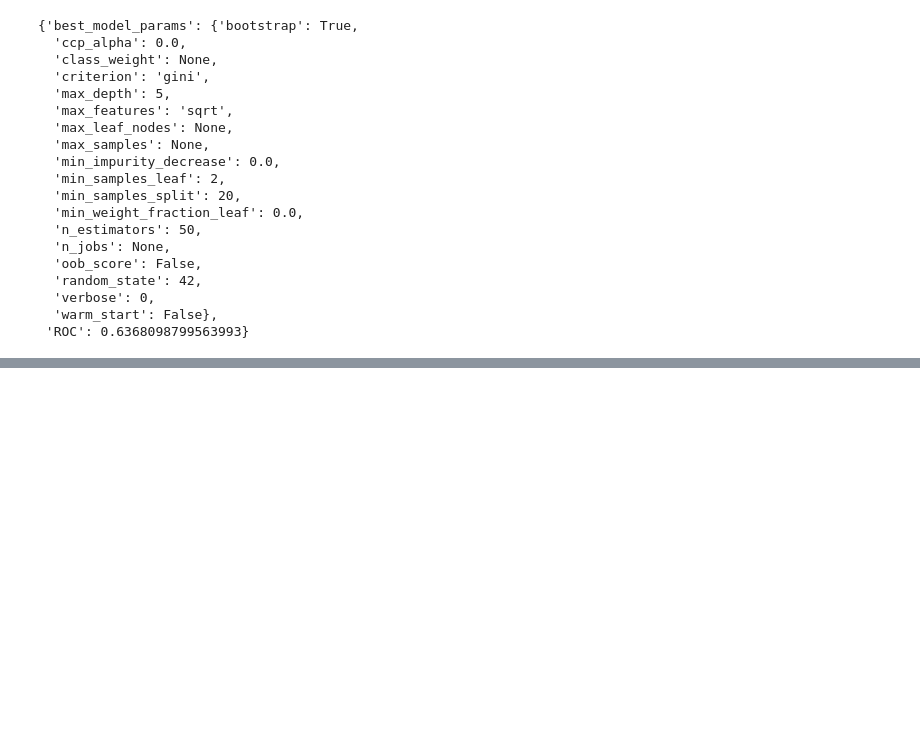
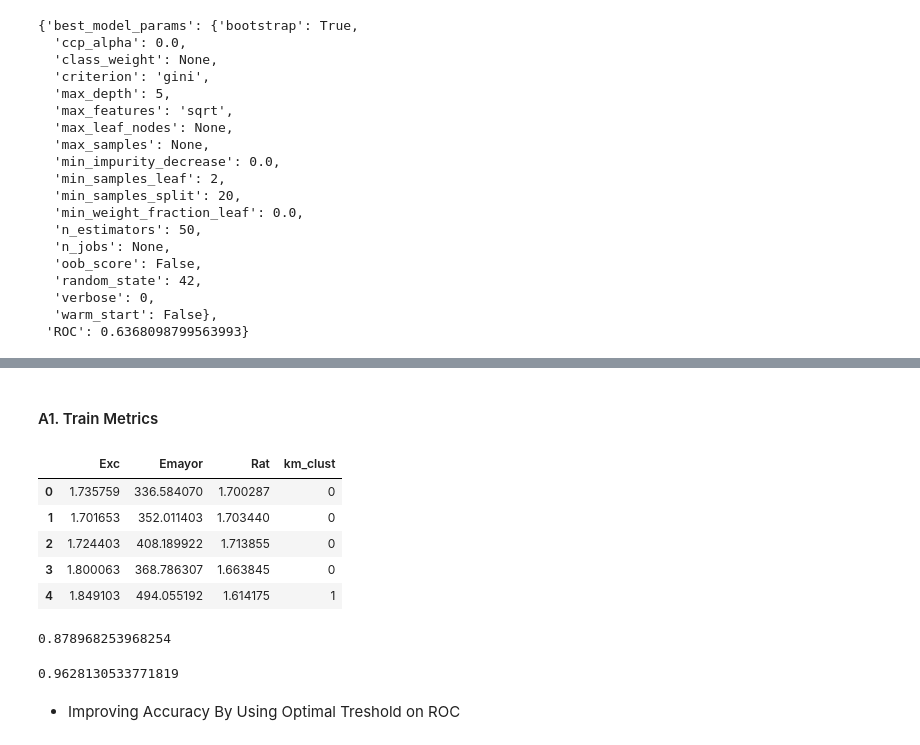
Before and after one commit to falken1983/PDS01_datathon, a Jupyter notebook: datathon_blueberry.ipynb, the cells around one changed output, grey strips where cells are left out. Drawn from its saved outputs; the diff is of its cells as text; code cells hidden in the pictures; blank space fills up the shorter version.

```diff
--- a/datathon_blueberry.ipynb
+++ b/datathon_blueberry.ipynb
@@ -1857,0 +1960,14 @@ with open("best_model.pkl","wb+") as fmodel:
+# %% [markdown]
+#### A1. Train Metrics
+# %%
+train_x = bb_dataset(data_dict).scale_transform(ct,features_reduced_set).clustering().X_train
+train_y = bb_dataset(data_dict).scale_transform(ct,features_reduced_set).clustering().y_train
+# %%
+train_x.head()
+# %% [output]
+|  | Exc | Emayor | Rat | km_clust |
+| 0 | 1.735759 | 336.584070 | 1.700287 | 0 |
+| 1 | 1.701653 | 352.011403 | 1.703440 | 0 |
+| 2 | 1.724403 | 408.189922 | 1.713855 | 0 |
+| 3 | 1.800063 | 368.786307 | 1.663845 | 0 |
+| 4 | 1.849103 | 494.055192 | 1.614175 | 1 |
@@ -1857,0 +1978,11 @@ with open("best_model.pkl","wb+") as fmodel:
+# %%
+train_acc
+# %% [output]
+0.878968253968254
+# %%
+train_pred_proba = best_model.predict_proba(train_x[best_model.feature_names_in_])[:,1]
+roc_auc_score(train_y, train_pred_proba)
+# %% [output]
+0.9628130533771819
+# %% [markdown]
+* Improving Accuracy By Using Optimal Treshold on ROC
```
Also changed, not shown: parts of 29 cells of this notebook, 2 other files.
